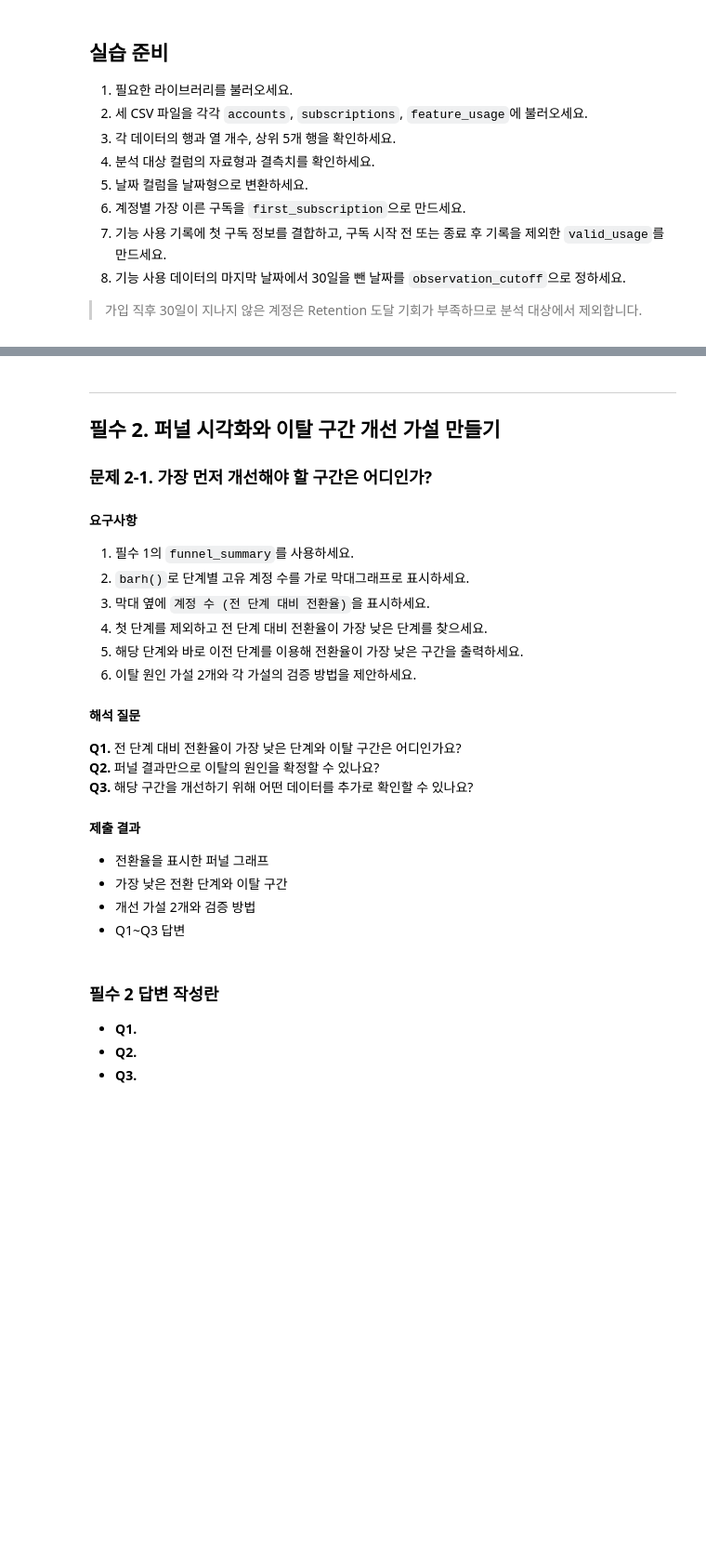
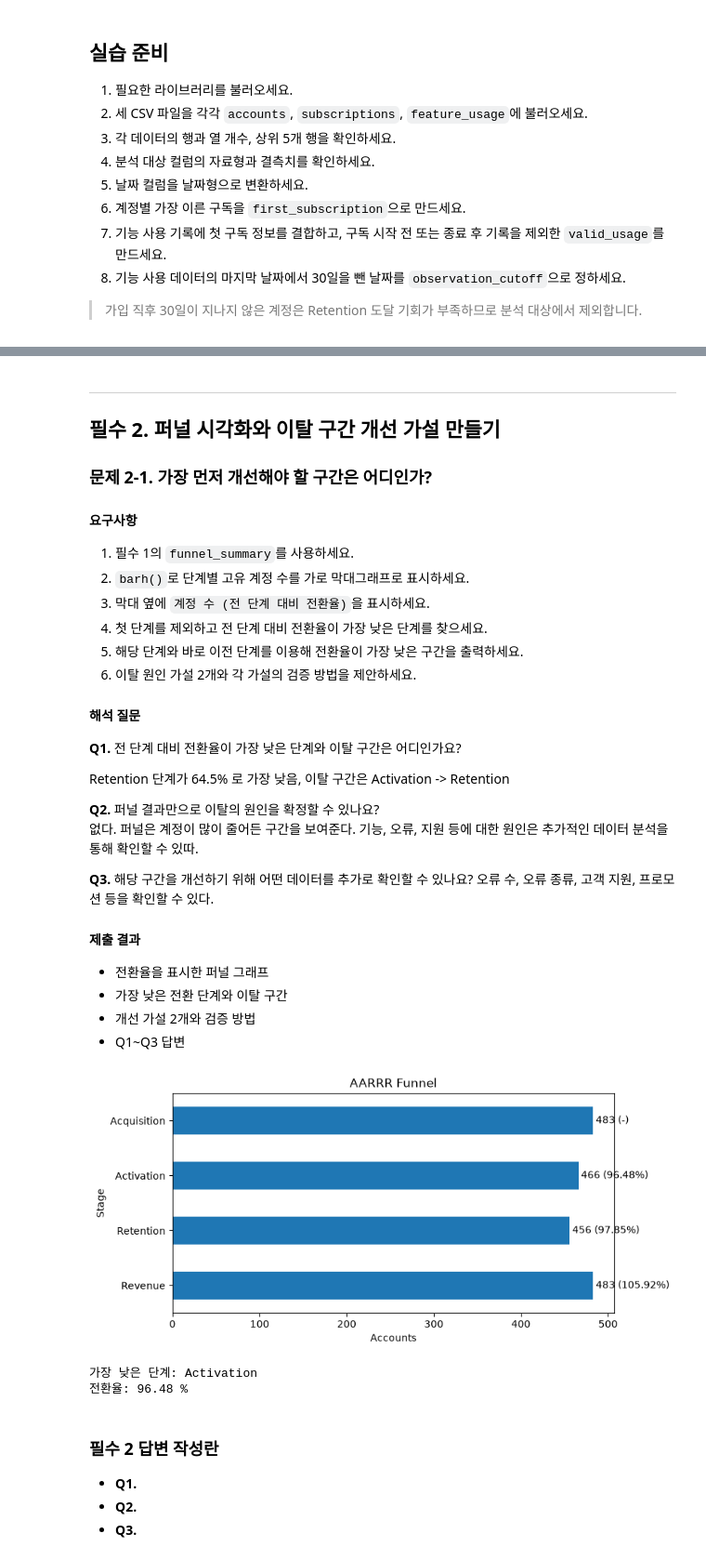
Before and after one commit to usm9514-wq/Machine-Learning-and-others, a Jupyter notebook: Product_Analysis/2장v3/2장4강 이벤트 로그 기반 AARRR 퍼널 집계 및 시각화 실습문제.ipynb, the cells around one changed output, grey strips where cells are left out. Shown at 93% size. Cells and saved outputs as stored; diff of their text form; code cells hidden in the pictures; blank space fills up the shorter version.

```diff
--- a/Product_Analysis/2장v3/2장4강 이벤트 로그 기반 AARRR 퍼널 집계 및 시각화 실습문제.ipynb
+++ b/Product_Analysis/2장v3/2장4강 이벤트 로그 기반 AARRR 퍼널 집계 및 시각화 실습문제.ipynb
@@ -105,8 +377,17 @@ Ravenstack은 구독형 B2B SaaS입니다. 이번 실습에서는 다음 네 단
 #### 해석 질문
 
 **Q1.** 전 단계 대비 전환율이 가장 낮은 단계와 이탈 구간은 어디인가요?
+
+Retention 단계가 64.5% 로 가장 낮음, 이탈 구간은 Activation -> Retention
+
 **Q2.** 퍼널 결과만으로 이탈의 원인을 확정할 수 있나요?
+없다. 퍼널은 계정이 많이 줄어든 구간을 보여준다.
+기능, 오류, 지원 등에 대한 원인은 추가적인 데이터 분석을 통해 확인할 수 있따.
+
 **Q3.** 해당 구간을 개선하기 위해 어떤 데이터를 추가로 확인할 수 있나요?
+오류 수, 오류 종류, 고객 지원, 프로모션 등을 확인할 수 있다.
+
+
 
 #### 제출 결과
 
@@ -119,3 +398,52 @@ Ravenstack은 구독형 B2B SaaS입니다. 이번 실습에서는 다음 네 단
+# %%
+# 필수 2 코드를 작성하세요.
+import matplotlib.pyplot as plt
+import pandas as pd
+
+
+# 1~3. 가로 막대그래프
+ax = funnel_summary.plot.barh(
+    x='stage',
+    y='accounts',
+    legend=False,
+    figsize=(8, 4)
+)
+
+# 막대 옆에 계정 수 + 전 단계 대비 전환율 표시
+for i, row in funnel_summary.iterrows():
+
+    rate = (
+        "-"
+        if pd.isna(row['step_conversion'])
+        else f"{row['step_conversion']:.2f}%"
+    )
+
+    ax.text(
+        row['accounts'] + 3,
+        i,
+        f"{row['accounts']} ({rate})",
+        va='center'
+    )
+
+plt.xlabel('Accounts')
+plt.ylabel('Stage')
+plt.title('AARRR Funnel')
+plt.gca().invert_yaxis()
+plt.show()
+
+
+# 4. 전환율이 가장 낮은 단계
+lowest = (
+    funnel_summary.iloc[1:]
+    .loc[funnel_summary.iloc[1:]['step_conversion'].idxmin()]
+)
+
+print("가장 낮은 단계:", lowest['stage'])
+print("전환율:", lowest['step_conversion'], "%")
+# %% [output]
+[figure, added]
+가장 낮은 단계: Activation
+전환율: 96.48 %
 # %% [markdown]
 ### 필수 2 답변 작성란
 
```
Also changed, not shown: parts of 13 cells of this notebook, 18 other files.
